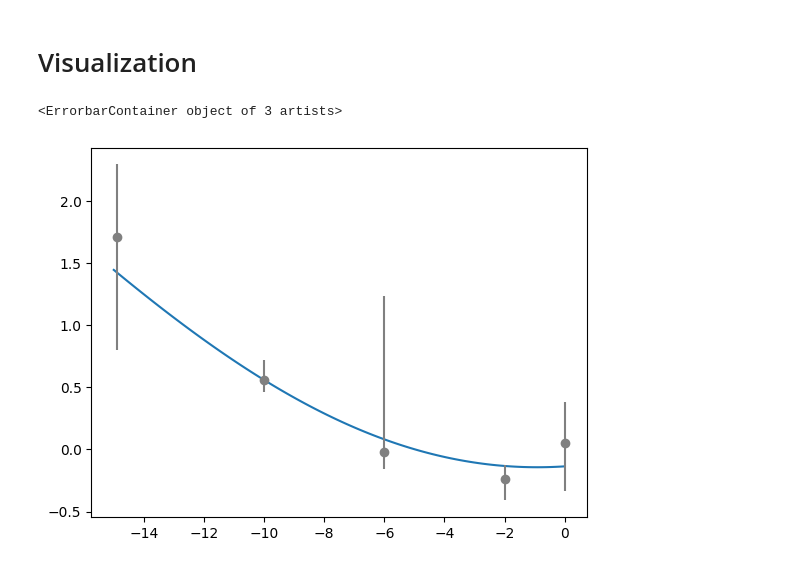
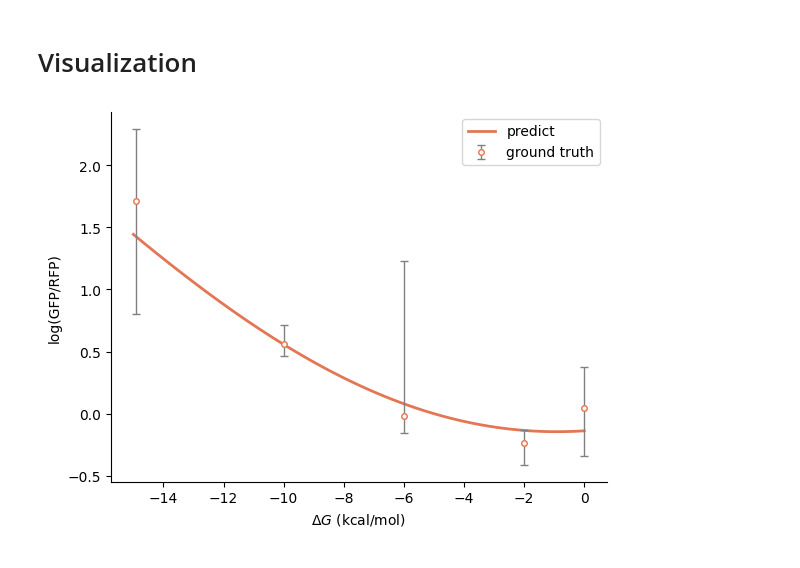
Before and after one commit to Fudan-iGEM/2023-software, a Jupyter notebook: notebook/stem_loop.ipynb, the cells around one changed output. Saved outputs shown, nothing was run; the diff lists cells and outputs as text; code cells hidden in the pictures.

```diff
--- a/notebook/stem_loop.ipynb
+++ b/notebook/stem_loop.ipynb
@@ -84,9 +84,15 @@ for dG in set(data['dG']):
 # %%
 import matplotlib.pyplot as plt
 X = np.linspace(0,-15,100).reshape(-1,1)
 y_pred = best_svr.predict(X)
-plt.plot(X, y_pred)
-plt.errorbar(x, y_mediam, yerr=[y_error_lower, y_error_upper], fmt='.', color='grey')
+fig, ax = plt.subplots()
+plt.plot(X, y_pred,color="#e37654",linewidth=2, label='predict')
+plt.errorbar(x, y_mediam, yerr=[y_error_lower, y_error_upper], fmt='.', ecolor='grey', ms=8, mec="#e37654", mfc="#fff6f0", elinewidth=1, capsize=3, label='ground truth')
+plt.xlabel('$ \Delta G $ (kcal/mol)')
+plt.ylabel('log(GFP/RFP)')
+ax.spines.right.set_visible(False)
+ax.spines.top.set_visible(False)
+ax.legend()
+plt.savefig("result.svg", dpi=None)
 # %% [output]
-<ErrorbarContainer object of 3 artists>
-[figure, old version]
+[figure, new version]
```
Also changed, not shown: 3 other files.
